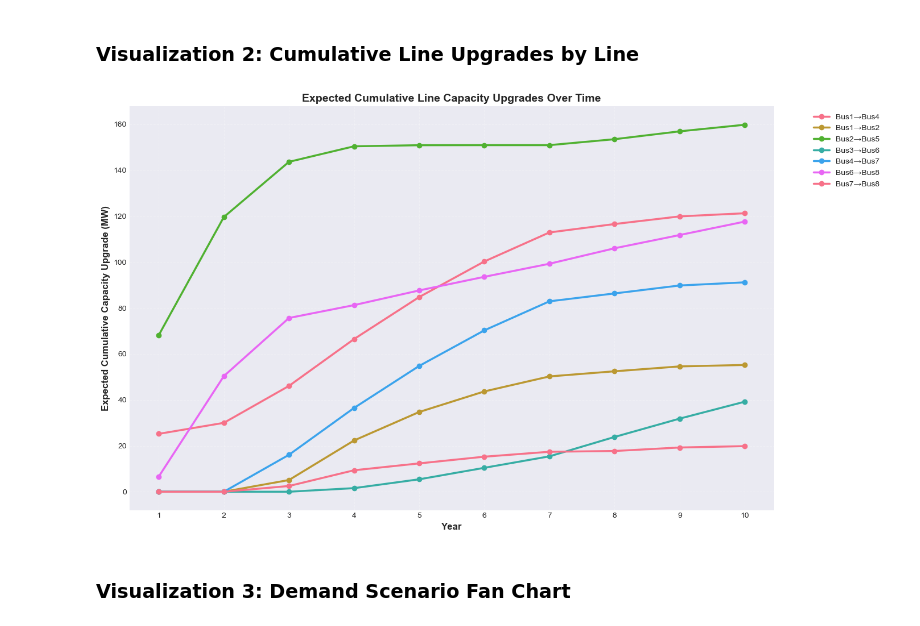
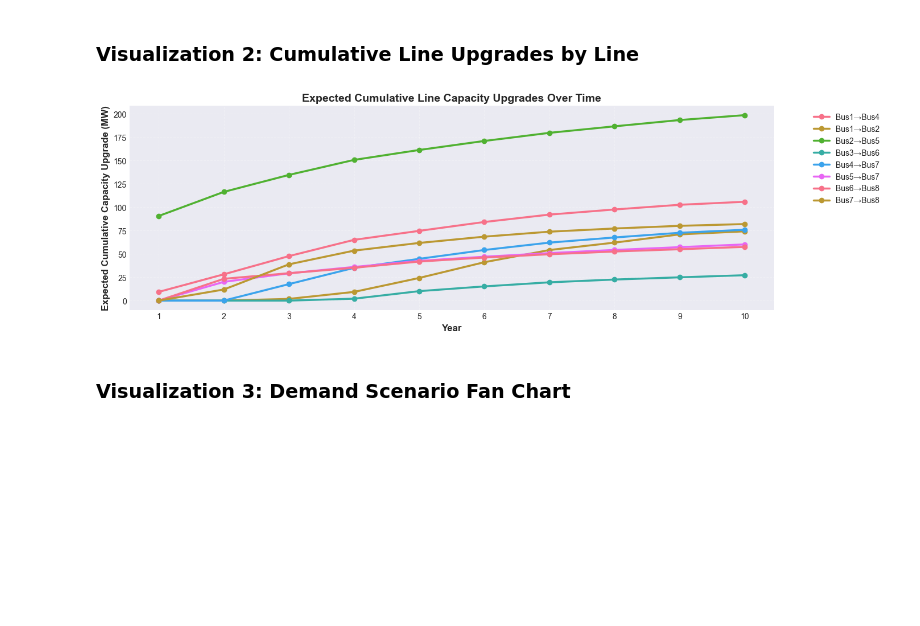
Before and after one commit to s204737/Assignment2_Group40, a Jupyter notebook: Multiyear_stochastic_model.ipynb, the cells around one changed output. Saved outputs shown, nothing was run; the diff lists cells and outputs as text; code cells hidden in the pictures; blank space fills up the shorter version.

Commit message:
i added voltage angles to everything

```diff
--- a/Multiyear_stochastic_model.ipynb
+++ b/Multiyear_stochastic_model.ipynb
@@ -173,6 +185,28 @@ for y in years:
                 lb=0,
                 name=f"Upgrade_{bus_from}_{bus_to}_Y{y}_P{path}"
             )
+#=========================================
+# Voltage angles
+#=========================================
+theta = {}
+
+for y in years:
+    for path in paths_by_year[y]:
+        for bus in buses.keys():
+            theta[(bus, y, path)] = model.addVar(
+                lb=-GRB.INFINITY,
+                name=f"Theta_{bus}_Y{y}_P{path}"
+            )
+
+# Slack bus: θ = 0 for all (year, path)
+slack_bus = "Bus1"
+for y in years:
+    for path in paths_by_year[y]:
+        model.addConstr(
+            theta[(slack_bus, y, path)] == 0,
+            name=f"Slack_{slack_bus}_Y{y}_P{path}"
+        )
+
 
 # ========================================
 # OPERATIONAL VARIABLES (by full path)
@@ -215,6 +246,22 @@ Variables created: 57,288
 # %%
 print("Adding constraints...")
+for key in lines:
+    lines[key]['reactance'] = reactance[key]
 
+
+for (bus_from, bus_to), data in lines.items():
+    x = data['reactance']        # make sure this is set earlier
+    b = 1.0 / x
+
+    for y in years:
+        for path in paths_by_year[y]:
+            flow = line_vars[(bus_from, bus_to, y, path)]
+            model.addConstr(
+                flow == b * (theta[(bus_from, y, path)] - theta[(bus_to, y, path)]),
+                name=f"DCFlow_{bus_from}_{bus_to}_Y{y}_P{path}"
+            )
+
+print("  DC power flow constraints added.")
 # ========================================
 # NON-ANTICIPATIVITY CONSTRAINTS
 # ========================================
@@ -716,35 +764,35 @@ if model.status == GRB.OPTIMAL:
         line_cumulative[(bf, bt)] = []
         for y in years:
             cum_upgrade = sum(
                 path_prob[(yy, path)] * line_upgrade_vars[(bf, bt, yy, path)].X
                 for yy in range(1, y + 1)
                 for path in paths_by_year[yy]
             )
             line_cumulative[(bf, bt)].append(cum_upgrade)
 
     # Filter lines with significant upgrades
     significant_lines = [(bf, bt) for (bf, bt) in lines.keys()
                          if max(line_cumulative[(bf, bt)]) > 0.5]
 
-    fig, ax = plt.subplots(figsize=(14, 8))
+    fig, ax = plt.subplots(figsize=(14, 4.5))
 
     for (bf, bt) in significant_lines:
         ax.plot(list(years), line_cumulative[(bf, bt)],
                marker='o', linewidth=2.5, markersize=6,
                label=f'{bf}→{bt}')
 
     ax.set_xlabel('Year', fontsize=12, fontweight='bold')
     ax.set_ylabel('Expected Cumulative Capacity Upgrade (MW)', fontsize=12, fontweight='bold')
     ax.set_title('Expected Cumulative Line Capacity Upgrades Over Time',
                  fontsize=14, fontweight='bold')
     ax.legend(bbox_to_anchor=(1.05, 1), loc='upper left', fontsize=10)
     ax.grid(True, alpha=0.3, linestyle='--')
     ax.set_xticks(list(years))
 
     plt.tight_layout()
     plt.show()
 # %% [output]
-[figure, old version]
+[figure, new version]
 # %% [markdown]
 ### Visualization 3: Demand Scenario Fan Chart
 # %%
```
Also changed, not shown: parts of 16 cells of this notebook, 17 other files.
